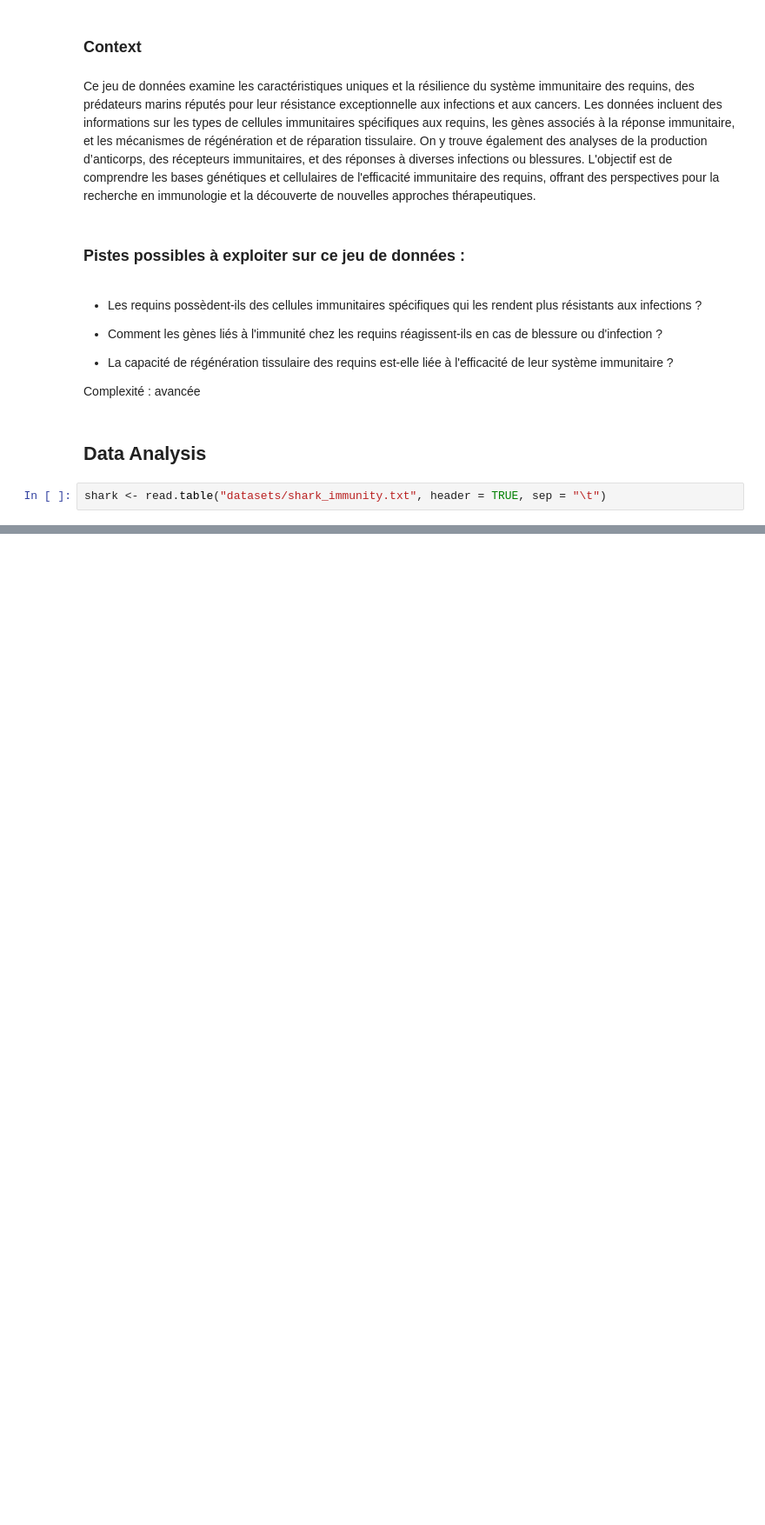
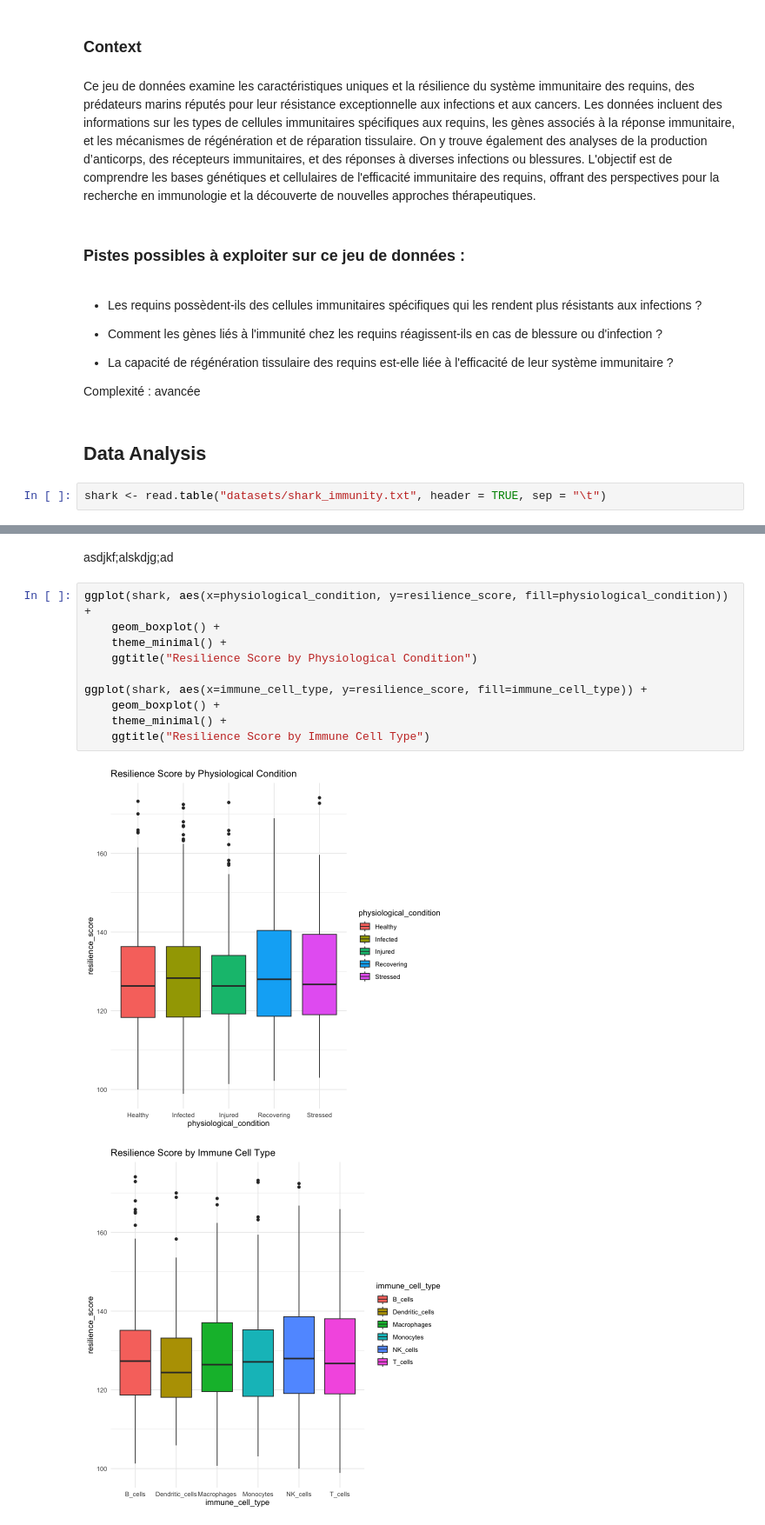
Before and after one commit to Ploenypp/bio-phys-inform_workbooks, a Jupyter notebook: biostats_project/biostats.ipynb, the cells around one changed output, grey strips where cells are left out. Shown at 87% size. Saved outputs shown, nothing was run; the diff lists cells and outputs as text; blank space fills up the shorter version.

```diff
--- a/biostats_project/biostats.ipynb
+++ b/biostats_project/biostats.ipynb
@@ -204,0 +347,15 @@ shark <- read.table("datasets/shark_immunity.txt", header = TRUE, sep = "\t")
+# %% [markdown]
+asdjkf;alskdjg;ad
+# %%
+ggplot(shark, aes(x=physiological_condition, y=resilience_score, fill=physiological_condition)) +
+    geom_boxplot() +
+    theme_minimal() +
+    ggtitle("Resilience Score by Physiological Condition")
+
+ggplot(shark, aes(x=immune_cell_type, y=resilience_score, fill=immune_cell_type)) +
+    geom_boxplot() +
+    theme_minimal() +
+    ggtitle("Resilience Score by Immune Cell Type")
+# %% [output]
+[figure, added]
+[figure, added]
```
Also changed, not shown: parts of 26 cells of this notebook.
